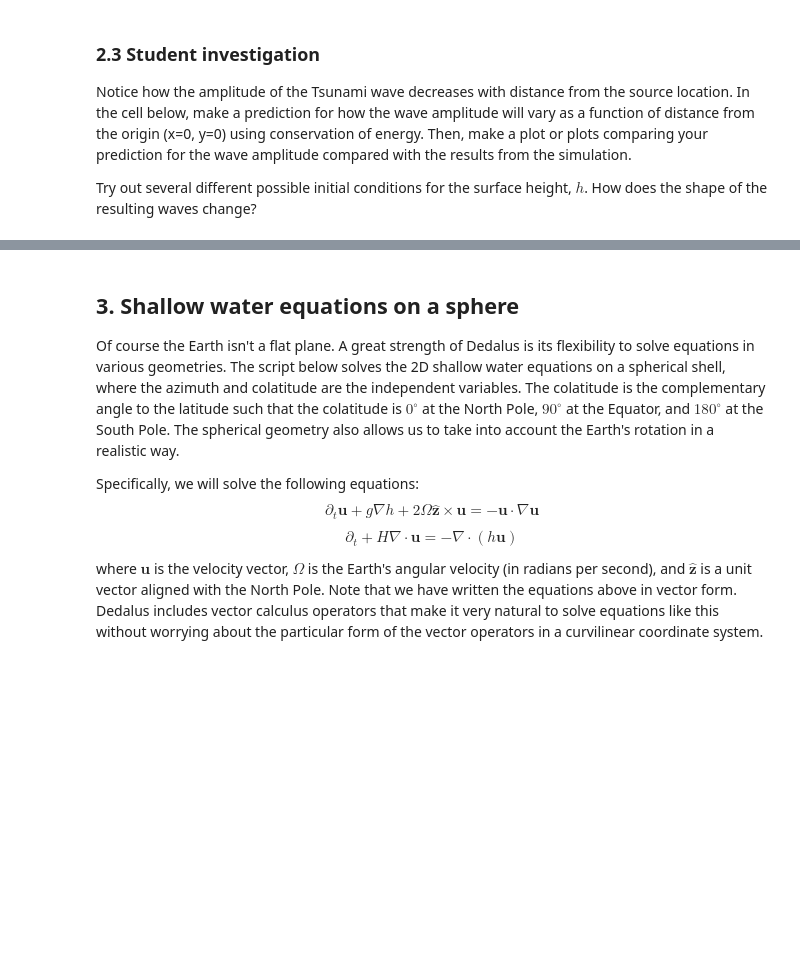
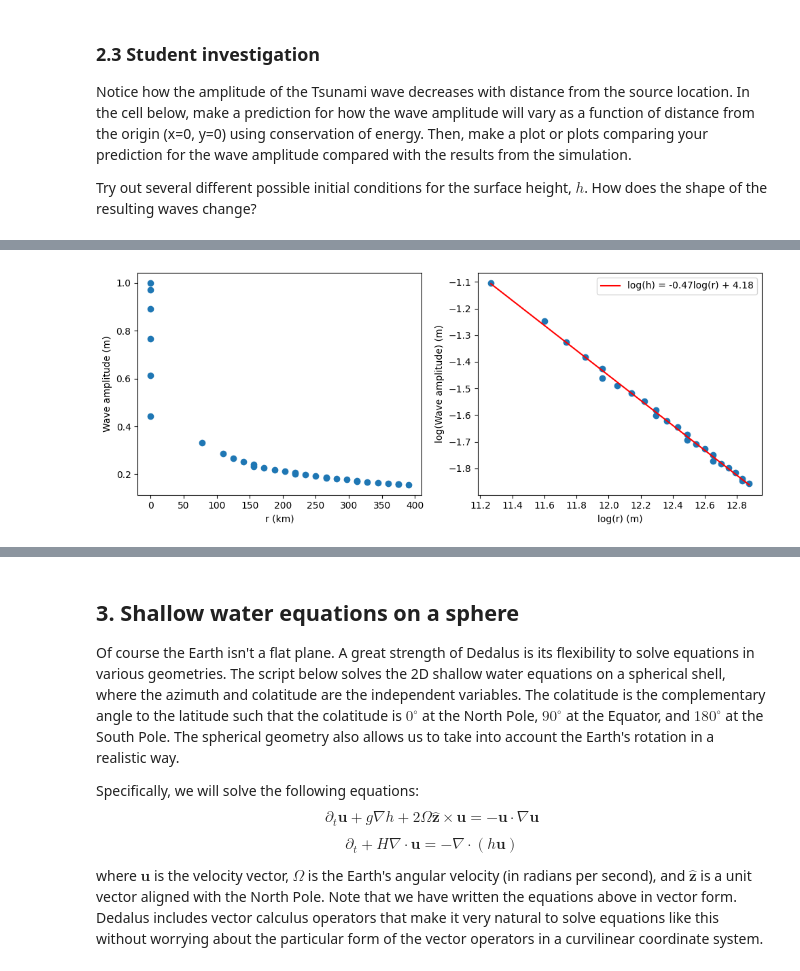
Before and after one commit to jamesalexanderredman/QCES, a Jupyter notebook: Project3_tsunami.ipynb, the cells around one changed output, grey strips where cells are left out. Drawn from its saved outputs; the diff is of its cells as text; code cells hidden in the pictures; blank space fills up the shorter version.

```diff
--- a/Project3_tsunami.ipynb
+++ b/Project3_tsunami.ipynb
@@ -425,3 +426,4 @@ finally:
     solver.log_stats()
 
 h_save=np.array(h_save) # convert h_save to an np.array type to allow data slicing
+t_save=np.array(t_save)
@@ -468,0 +497,38 @@ ADD DISCUSSION HERE (~1 paragraph)
+# %%
+# ADD CODE TO MAKE PLOTS HERE
+
+# radial symmetry so find h(r) with y=0 and x>0
+y_index = np.argmin(np.abs(y))
+x_min_index = np.argmin(np.abs(x))
+h_r = h_save[:,x_min_index:,y_index]
+r = x[x_min_index:]
+
+peak_position = np.zeros(len(t_save))
+peak_height = np.zeros(len(t_save))
+for i in range(len(t_save)):
+  peak_index = np.argmax(h_r[i,:])
+  peak_position[i] = r[peak_index]
+  peak_height[i] = h_r[i,peak_index]
+
+fig, ax = plt.subplots(1,2,figsize = (10,4))
+ax[0].scatter(peak_position/(1*kilometer),peak_height)
+ax[0].set_xlabel('r (km)')
+ax[0].set_ylabel('Wave amplitude (m)')
+
+pos_indices = peak_position > 0
+peak_position_pos = peak_position[pos_indices]
+peak_height_pos = peak_height[pos_indices]
+log_peak_position_pos = np.log(peak_position_pos)
+log_peak_height_pos = np.log(peak_height_pos)
+slope, intercept = np.polyfit(log_peak_position_pos, log_peak_height_pos, 1)
+regression_line = slope * log_peak_position_pos + intercept
+
+ax[1].scatter(log_peak_position_pos,log_peak_height_pos)
+ax[1].plot(log_peak_position_pos,regression_line, color='r', label=f'log(h) = {slope:.2f}log(r) + {intercept:.2f}')
+ax[1].set_xlabel('log(r) (m)')
+ax[1].set_ylabel('log(Wave amplitude) (m)')
+ax[1].legend()
+
+fig.tight_layout()
+# %% [output]
+[figure, added]
```
Also changed, not shown: parts of 20 cells of this notebook.
